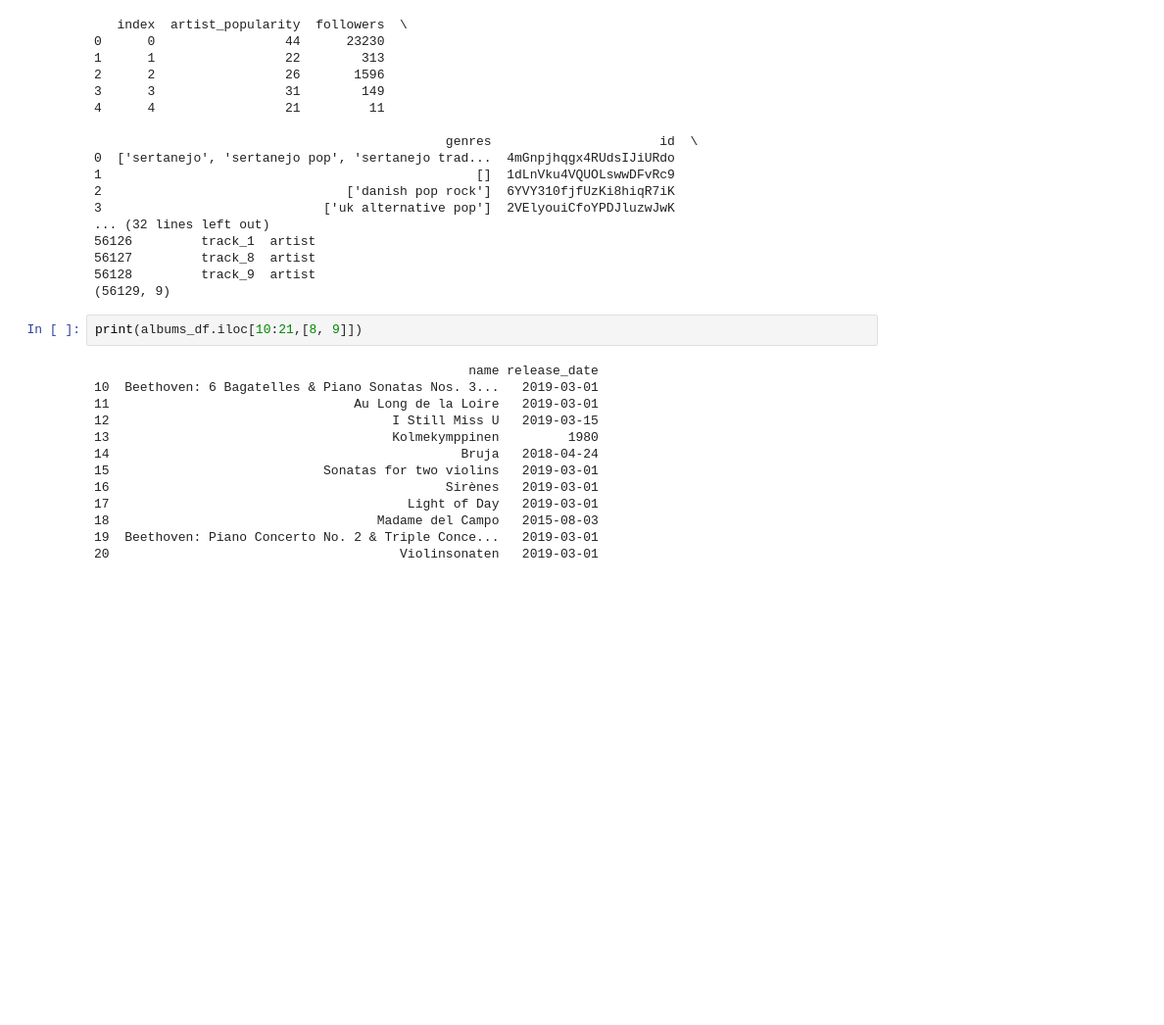
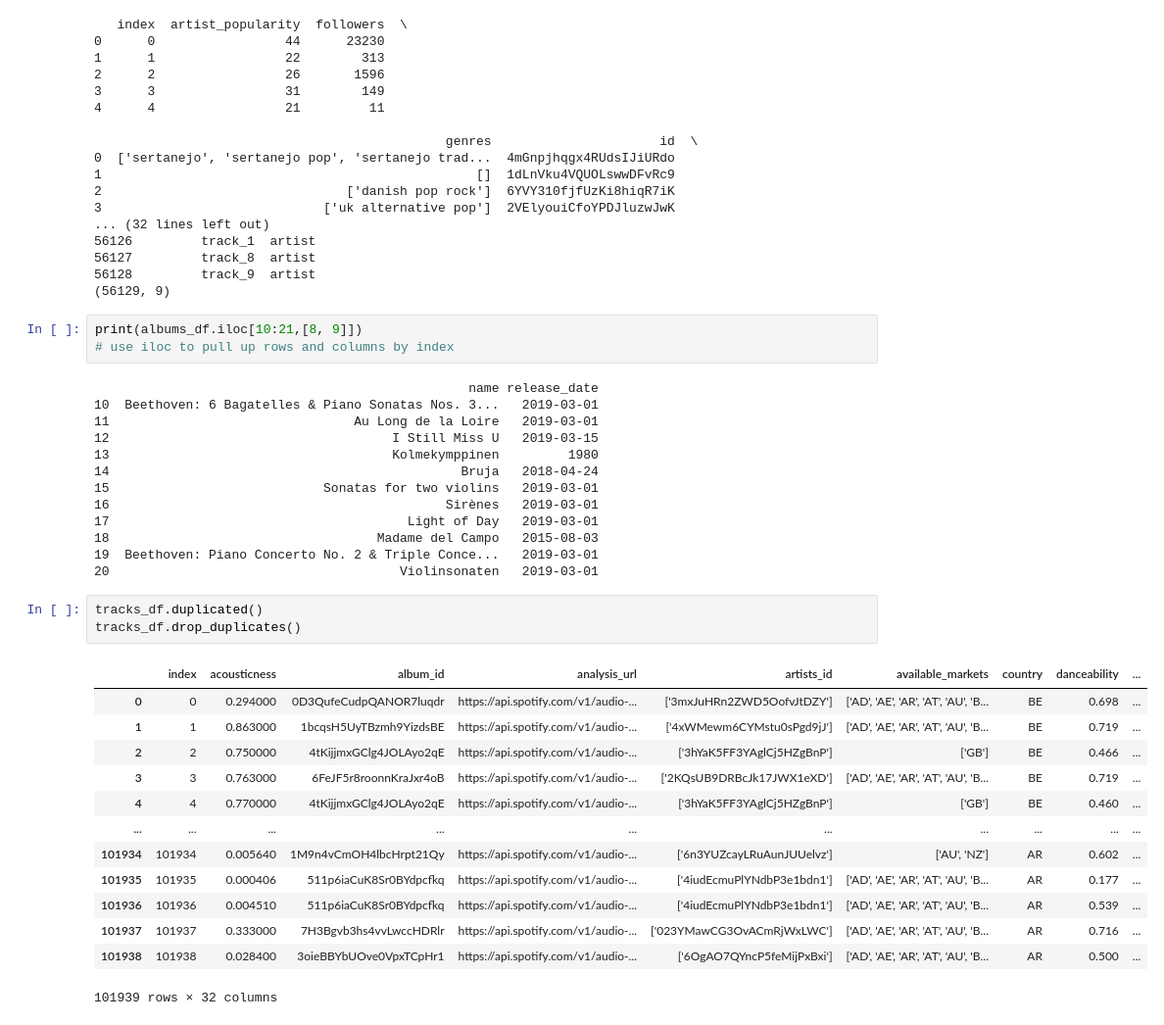
Before and after one commit to Drewrwhite/data_week_4, a Jupyter notebook: main.ipynb, the cells around one changed output. Shown: that part at 98% size. Drawn from its saved outputs; the diff is of its cells as text; blank space fills up the shorter version.

Commit message:
check for and drop duplicates

```diff
--- a/main.ipynb
+++ b/main.ipynb
@@ -110,6 +110,7 @@ print(artists_df.shape)
 (56129, 9)
 # %%
 print(albums_df.iloc[10:21,[8, 9]])
+# use iloc to pull up rows and columns by index
 # %% [output]
                                                  name release_date
 10  Beethoven: 6 Bagatelles & Piano Sonatas Nos. 3...   2019-03-01
@@ -123,3 +124,20 @@ print(albums_df.iloc[10:21,[8, 9]])
 18                                   Madame del Campo   2015-08-03
 19  Beethoven: Piano Concerto No. 2 & Triple Conce...   2019-03-01
 20                                      Violinsonaten   2019-03-01
+# %%
+tracks_df.duplicated()
+tracks_df.drop_duplicates()
+# %% [output]
+|  | index | acousticness | album_id | analysis_url | artists_id | available_markets | country | danceability | ... |
+| 0 | 0 | 0.294000 | 0D3QufeCudpQANOR7luqdr | https://api.spotify.com/v1/audio-... | ['3mxJuHRn2ZWD5OofvJtDZY'] | ['AD', 'AE', 'AR', 'AT', 'AU', 'B... | BE | 0.698 | ... |
+| 1 | 1 | 0.863000 | 1bcqsH5UyTBzmh9YizdsBE | https://api.spotify.com/v1/audio-... | ['4xWMewm6CYMstu0sPgd9jJ'] | ['AD', 'AE', 'AR', 'AT', 'AU', 'B... | BE | 0.719 | ... |
+| 2 | 2 | 0.750000 | 4tKijjmxGClg4JOLAyo2qE | https://api.spotify.com/v1/audio-... | ['3hYaK5FF3YAglCj5HZgBnP'] | ['GB'] | BE | 0.466 | ... |
+| 3 | 3 | 0.763000 | 6FeJF5r8roonnKraJxr4oB | https://api.spotify.com/v1/audio-... | ['2KQsUB9DRBcJk17JWX1eXD'] | ['AD', 'AE', 'AR', 'AT', 'AU', 'B... | BE | 0.719 | ... |
+| 4 | 4 | 0.770000 | 4tKijjmxGClg4JOLAyo2qE | https://api.spotify.com/v1/audio-... | ['3hYaK5FF3YAglCj5HZgBnP'] | ['GB'] | BE | 0.460 | ... |
+| ... | ... | ... | ... | ... | ... | ... | ... | ... | ... |
+| 101934 | 101934 | 0.005640 | 1M9n4vCmOH4lbcHrpt21Qy | https://api.spotify.com/v1/audio-... | ['6n3YUZcayLRuAunJUUelvz'] | ['AU', 'NZ'] | AR | 0.602 | ... |
+| 101935 | 101935 | 0.000406 | 511p6iaCuK8Sr0BYdpcfkq | https://api.spotify.com/v1/audio-... | ['4iudEcmuPlYNdbP3e1bdn1'] | ['AD', 'AE', 'AR', 'AT', 'AU', 'B... | AR | 0.177 | ... |
+| 101936 | 101936 | 0.004510 | 511p6iaCuK8Sr0BYdpcfkq | https://api.spotify.com/v1/audio-... | ['4iudEcmuPlYNdbP3e1bdn1'] | ['AD', 'AE', 'AR', 'AT', 'AU', 'B... | AR | 0.539 | ... |
+| 101937 | 101937 | 0.333000 | 7H3Bgvb3hs4vvLwccHDRlr | https://api.spotify.com/v1/audio-... | ['023YMawCG3OvACmRjWxLWC'] | ['AD', 'AE', 'AR', 'AT', 'AU', 'B... | AR | 0.716 | ... |
+| 101938 | 101938 | 0.028400 | 3oieBBYbUOve0VpxTCpHr1 | https://api.spotify.com/v1/audio-... | ['6OgAO7QYncP5feMijPxBxi'] | ['AD', 'AE', 'AR', 'AT', 'AU', 'B... | AR | 0.500 | ... |
+101939 rows × 32 columns
```
Also changed, not shown: parts of 2 cells of this notebook.
